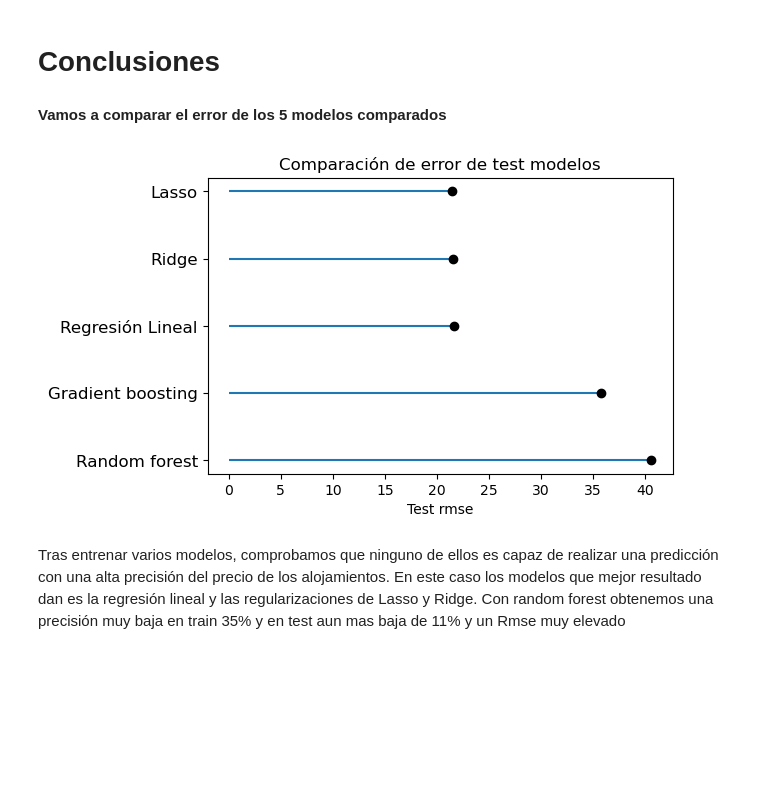
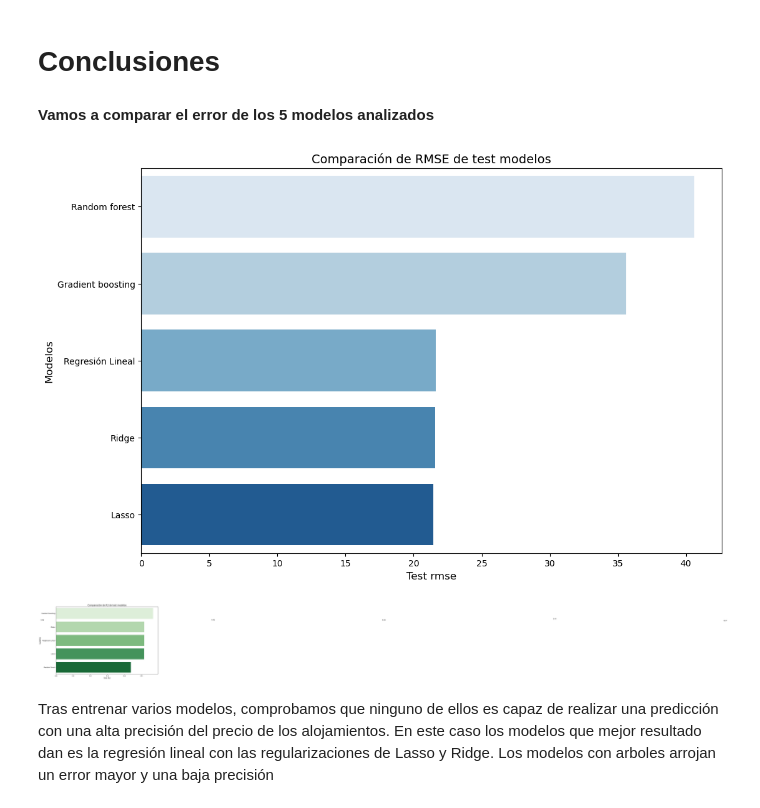
Before and after one commit to Prilom/Machine_Learning, a Jupyter notebook: Machine_learning_practice_PabloRilo.ipynb, the cells around one changed output. Drawn from its saved outputs; the diff is of its cells as text; code cells hidden in the pictures; blank space fills up the shorter version.

```diff
--- a/Machine_learning_practice_PabloRilo.ipynb
+++ b/Machine_learning_practice_PabloRilo.ipynb
@@ -1125,12 +1170,14 @@ El error (rmse) de test es: 40.61026196018768
 **BoostingRegressor**
 # %%
 Niterations = [500,1000,1500,2000]
-learningRate = [0.1,0.05]
+learningRate = [0.1,0.05,0.01]
 # mantenemos max_depth estático: max_depth=3
 
 param_grid = {'n_estimators': Niterations,'learning_rate':learningRate }
 grid_br = GridSearchCV(GradientBoostingRegressor(random_state=0, max_depth=3), param_grid=param_grid, cv = 5, verbose=2)
 grid_br.fit(X_train, y_train)
+print('\n---------------------------------------------\n')
 print("best mean cross-validation score: {:.3f}".format(grid_br.best_score_))
 print("best parameters: {}".format(grid_br.best_params_))
+print('\n---------------------------------------------\n')
 # %% [output]
@@ -1184,21 +1273,36 @@ El error (rmse) de test es: 35.754365542000045
 # %% [markdown]
 # Conclusiones
 # %% [markdown]
-**Vamos a comparar el error de los 5 modelos comparados**
+**Vamos a comparar el error de los 5 modelos analizados**
 # %%
 error_modelos = pd.DataFrame({
                         'modelo': ['Regresión Lineal', 'Lasso', 'Ridge','Random forest', 'Gradient boosting'],
-                        'rmse': [rmse_lr, rmse_lasso, rmse_ridge, rmse_rf, rmse_gbm]
+                        'rmse': [rmse_lr_test, rmse_lasso_test, rmse_ridge_test, rmse_test_rf, rmse_test_br],
+                        'r2': [r2_test_lr,r2_test_lasso,r2_test_ridge,r2_test_rf,r2_test_br]
                      })
 error_modelos = error_modelos.sort_values('rmse', ascending=False)
 
-fig, ax = plt.subplots(figsize=(6, 3.84))
-ax.hlines(error_modelos.modelo, xmin=0, xmax=error_modelos.rmse)
-ax.plot(error_modelos.rmse, error_modelos.modelo, "o", color='black')
-ax.tick_params(axis='y', which='major', labelsize=12)
-ax.set_title('Comparación de error de test modelos'),
-ax.set_xlabel('Test rmse');
+
+plt.figure(figsize=(12, 8))
+sns.barplot(x=error_modelos['rmse'], y=error_modelos['modelo'], palette='Blues')
+plt.title('Comparación de RMSE de test modelos', fontsize=14)
+plt.xlabel('Test rmse', fontsize=12)
+plt.ylabel('Modelos', fontsize=12)
+# for i in range(len(error_modelos['rmse'])):
+#     plt.text(x = i-0.3, y = error_modelos['rmse'][i]+0.05, s = error_modelos['rmse'][i], size = 10)
+plt.show()
+
+error_modelos = error_modelos.sort_values('r2', ascending=False)
+plt.figure(figsize=(12, 8))
+sns.barplot(x=error_modelos['r2'], y=error_modelos['modelo'], palette='Greens')
+plt.title('Comparación de R2 de test modelos', fontsize=14)
+plt.xlabel('Test R2', fontsize=12)
+plt.ylabel('Modelos', fontsize=12)
+for i in range(len(error_modelos['r2'])):
+    plt.text(x = i-0.09, y = error_modelos['r2'][i], s = round(error_modelos['r2'][i],2), size = 10)
+plt.show()
 # %% [output]
-[figure, old version]
+[figure, new version]
+[figure, added]
 # %% [markdown]
-Tras entrenar varios modelos, comprobamos que ninguno de ellos es capaz de realizar una predicción con una alta precisión del precio de los alojamientos. En este caso los modelos que mejor resultado dan es la regresión lineal y las regularizaciones de Lasso y Ridge. Con random forest obtenemos una precisión muy baja en train 35% y en test aun mas baja de 11% y un Rmse muy elevado
+Tras entrenar varios modelos, comprobamos que ninguno de ellos es capaz de realizar una predicción con una alta precisión del precio de los alojamientos. En este caso los modelos que mejor resultado dan es la regresión lineal con las regularizaciones de Lasso y Ridge. Los modelos con arboles arrojan un error mayor y una baja precisión
```
Also changed, not shown: parts of 18 cells of this notebook, 1 other file.
